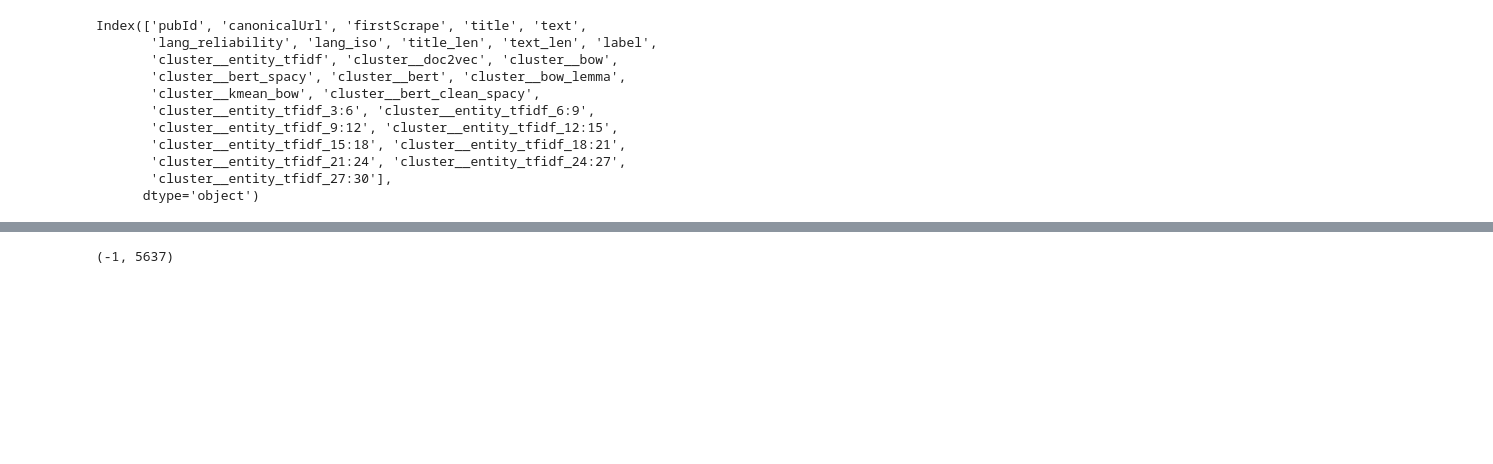
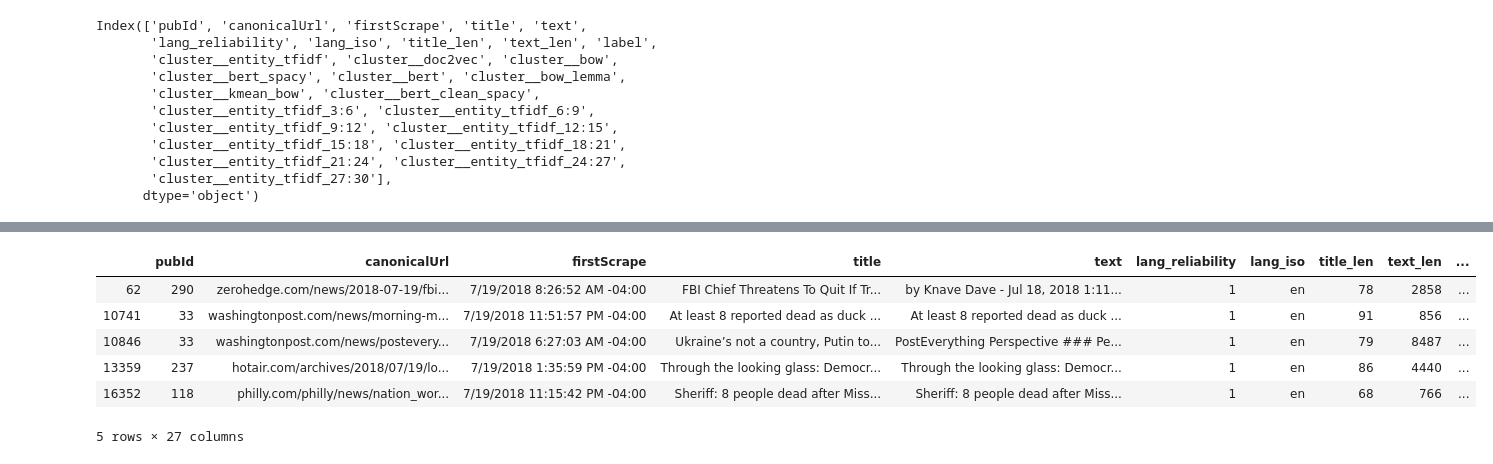
Before and after one commit to harin/cudsi-capstone-2019, a Jupyter notebook: clustering/wordcloud_on_cluster_pred.ipynb, the cells around one changed output, grey strips where cells are left out. Drawn from its saved outputs; the diff is of its cells as text; code cells hidden in the pictures; blank space fills up the shorter version.

```diff
--- a/clustering/wordcloud_on_cluster_pred.ipynb
+++ b/clustering/wordcloud_on_cluster_pred.ipynb
@@ -63,5 +37,0 @@ def avg_tfidf(clustered_articles):
-# %%
-import utils
-utils.get_largest_cluster(cluster_assignments[model_name])
-# %% [output]
-(-1, 5637)
@@ -76 +38,11 @@ pred_articles = cluster_assignments.merge(pred_df, left_on=model_name, right_on=
+# %%
+cluster_assignments.head()
+# %% [output]
+|  | pubId | canonicalUrl | firstScrape | title | text | lang_reliability | lang_iso | title_len | text_len | ... |
+| 62 | 290 | zerohedge.com/news/2018-07-19/fbi... | 7/19/2018 8:26:52 AM -04:00 | FBI Chief Threatens To Quit If Tr... | by Knave Dave - Jul 18, 2018 1:11... | 1 | en | 78 | 2858 | ... |
+| 10741 | 33 | washingtonpost.com/news/morning-m... | 7/19/2018 11:51:57 PM -04:00 | At least 8 reported dead as duck ... | At least 8 reported dead as duck ... | 1 | en | 91 | 856 | ... |
+| 10846 | 33 | washingtonpost.com/news/postevery... | 7/19/2018 6:27:03 AM -04:00 | Ukraine’s not a country, Putin to... | PostEverything Perspective ### Pe... | 1 | en | 79 | 8487 | ... |
+| 13359 | 237 | hotair.com/archives/2018/07/19/lo... | 7/19/2018 1:35:59 PM -04:00 | Through the looking glass: Democr... | Through the looking glass: Democr... | 1 | en | 86 | 4440 | ... |
+| 16352 | 118 | philly.com/philly/news/nation_wor... | 7/19/2018 11:15:42 PM -04:00 | Sheriff: 8 people dead after Miss... | Sheriff: 8 people dead after Miss... | 1 | en | 68 | 766 | ... |
+5 rows × 27 columns
 # %%
```
Also changed, not shown: parts of 16 cells of this notebook.
